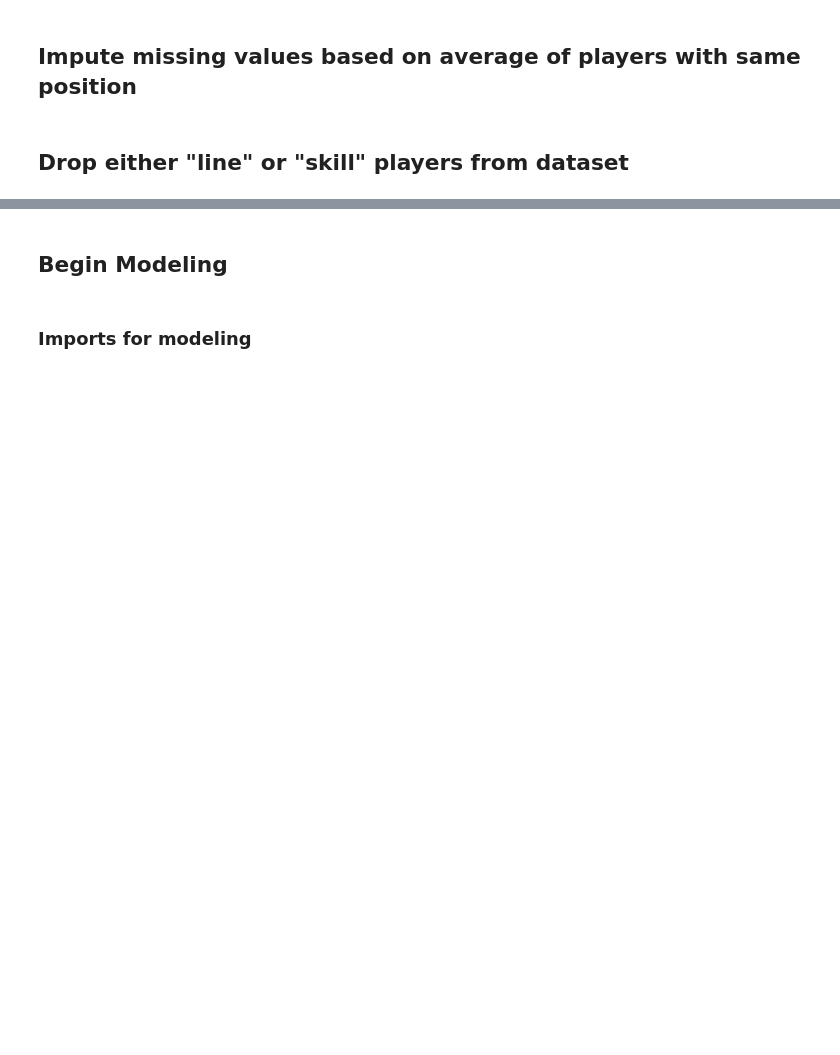
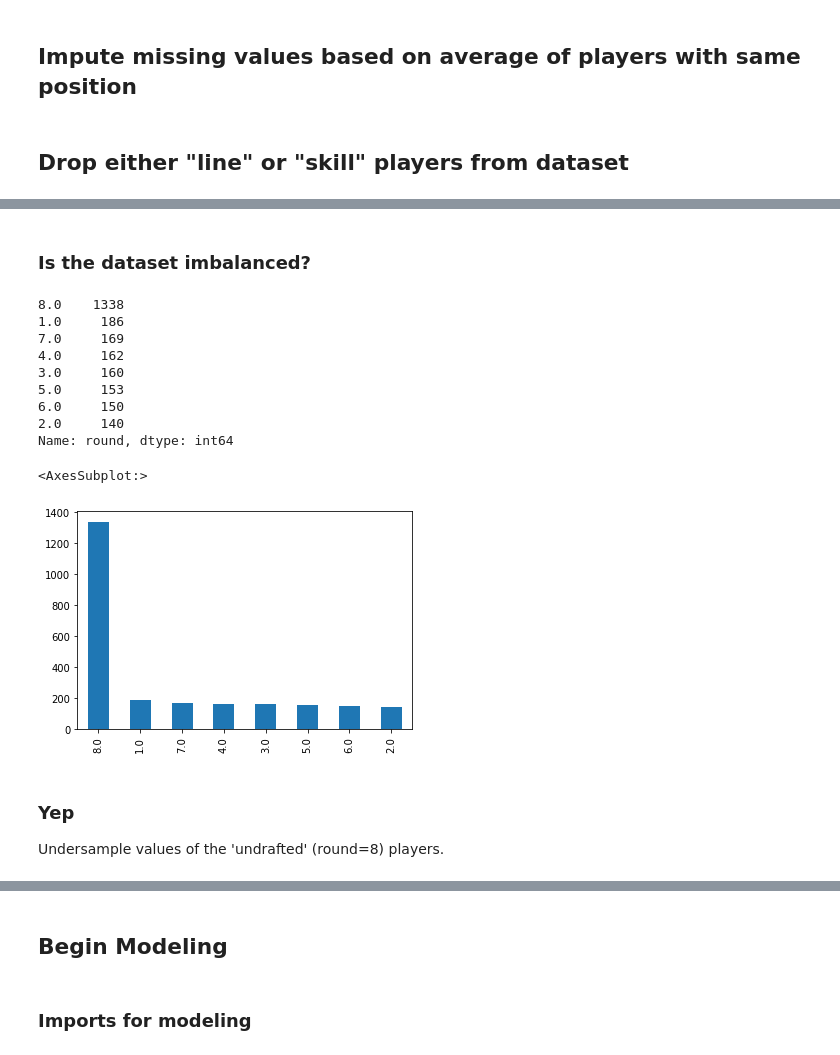
Before and after one commit to hollberg/nfl_combine_draft, a Jupyter notebook: jupy_clean.ipynb, the cells around one changed output, grey strips where cells are left out. Saved outputs shown, nothing was run; the diff lists cells and outputs as text; code cells hidden in the pictures; blank space fills up the shorter version.

Commit message:
alternate models/notebooks

```diff
--- a/jupy_clean.ipynb
+++ b/jupy_clean.ipynb
@@ -213,8 +341,8 @@ except:
 
 
 # overwite blank 'round' values with '8' (will indicate undrafted)
-# df_merged['round'].fillna(8, inplace=True)
-df_merged.dropna(inplace=True)
+df_merged['round'].fillna(8, inplace=True)
+# df_merged.dropna(inplace=True)
 
 # df_merged['round'].loc[(df_merged['round']>=1) & (df_merged['round']<4)] = 1
 # df_merged['round'].loc[(df_merged['round']>=4) & (df_merged['round']<8)] = 2
@@ -228,8 +356,8 @@ positions_to_drop = ['SN', 'K', 'QB', 'FB']
 positions_mask = \
     df_merged[df_merged['pos_group'].isin(positions_to_drop)].index
 
-print(positions_mask)
+# print(positions_mask)
 
-print(df_merged.shape)
+# print(df_merged.shape)
 df_merged.drop(positions_mask, inplace=True)
-print(df_merged.head())
+# print(df_merged.head())
@@ -273,0 +452,20 @@ df_for_models.head(5)
+# %% [markdown]
+### Is the dataset imbalanced?
+# %%
+print(df_for_models['round'].value_counts())
+df_for_models['round'].value_counts().plot.bar()
+# %% [output]
+8.0    1338
+1.0     186
+7.0     169
+4.0     162
+3.0     160
+5.0     153
+6.0     150
+2.0     140
+Name: round, dtype: int64
+<AxesSubplot:>
+[figure, added]
+# %% [markdown]
+### Yep
+Undersample values of the 'undrafted' (round=8) players.
```
Also changed, not shown: parts of 27 cells of this notebook, 3 other files.
